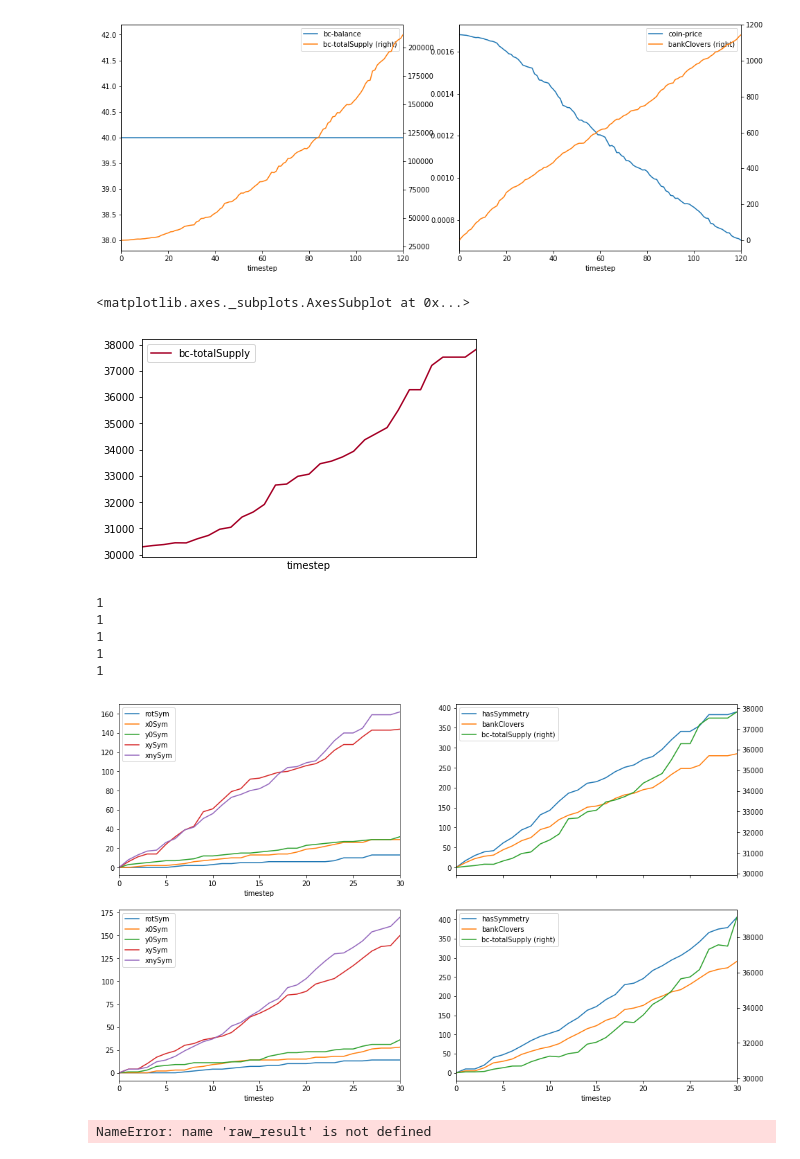
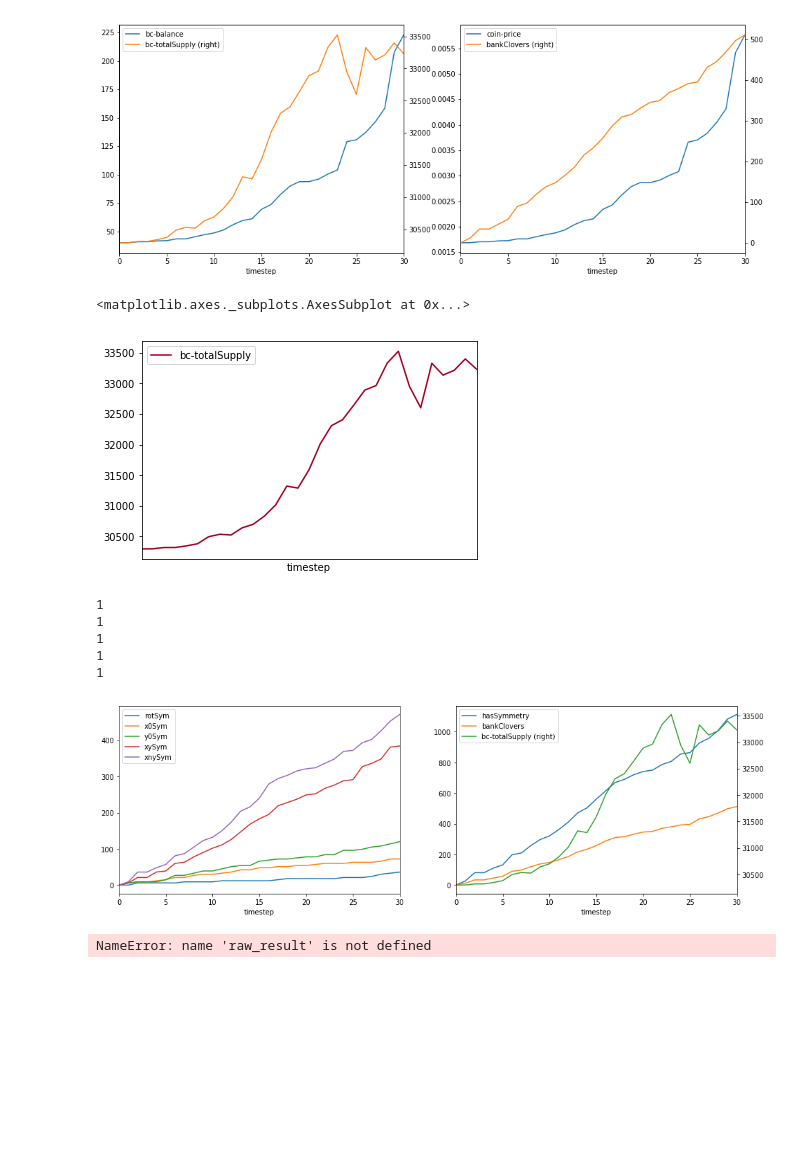
Before and after one commit to clovers-network/clovers-cadCAD, a Jupyter notebook: src/Clovers.network.ipynb, the cells around one changed output. Drawn from its saved outputs; the diff is of its cells as text; code cells hidden in the pictures; blank space fills up the shorter version.

```diff
--- a/src/Clovers.network.ipynb
+++ b/src/Clovers.network.ipynb
@@ -45,7 +43,7 @@ params = {
 }
 
 simulation_parameters = {
-    'T': range(120),
+    'T': range(30),
     'N': num_runs,
     'M': params
 }
@@ -168,14 +165,14 @@ fig = plt.figure(figsize=(16,6*num_runs))
 axs = fig.subplots(num_runs, 2)
 
 if num_runs == 1:
-    df[df.run == (run+1)].plot('timestep', ['bc-balance', 'bc-totalSupply'], secondary_y=['bc-totalSupply'], ax=axs[0])
-    df[df.run == (run+1)].plot('timestep', ['coin-price', 'bankClovers'], secondary_y=['bankClovers'], ax=axs[1])
+    df.plot('timestep', ['bc-balance', 'bc-totalSupply'], secondary_y=['bc-totalSupply'], ax=axs[0])
+    df.plot('timestep', ['coin-price', 'bankClovers'], secondary_y=['bankClovers'], ax=axs[1])
 else:
     for run in range(0,num_runs):
         df[df.run == (run+1)].plot('timestep', ['bc-balance', 'bc-totalSupply'], secondary_y=['bc-totalSupply'], ax=axs[run,0])
         df[df.run == (run+1)].plot('timestep', ['coin-price', 'bankClovers'], secondary_y=['bankClovers'], ax=axs[run,1])
 # %% [output]
-[figure, old version]
+[figure, new version]
 # %%
 df_run = df[df.run == 1]
 df_run.plot('timestep', ['bc-totalSupply'], grid=False,
@@ -184,7 +181,7 @@ df_run.plot('timestep', ['bc-totalSupply'], grid=False,
        )
 # %% [output]
 <matplotlib.axes._subplots.AxesSubplot at 0x...>
-[figure, old version]
+[figure, new version]
 # %%
 for i in range(5):
     print(1)
@@ -197,25 +194,37 @@ for i in range(5):
 # %%
 row_height = 5
 # set a figure with initial dimensions
 fig = plt.figure(figsize=(16,(row_height*num_runs)))
 
 # create 2 axes (2 graphs) laid out in a 1x2 grid, and set them each to a variable
 axs = fig.subplots(num_runs, 2)
 
-for row_idx in range(0,num_runs):
-    df_run = df[df.run == (row_idx + 1)]
+if num_runs == 1:
     # draw out all the symmetries in a single graph, on ax1 (the left graph)
-    df_run.plot('timestep', ['rotSym', 'x0Sym', 'y0Sym', 'xySym', 'xnySym'], grid=False,
-            ax=axs[row_idx,0]
+    df.plot('timestep', ['rotSym', 'x0Sym', 'y0Sym', 'xySym', 'xnySym'], grid=False,
+            ax=axs[0]
            )
 
     # draw out the bank clovers and total symms on ax2 (the right graph)
-    df_run.plot('timestep', ['hasSymmetry','bankClovers'], ax=axs[row_idx,1])
+    df.plot('timestep', ['hasSymmetry','bankClovers'], ax=axs[1])
 
     # additionally draw out the totalSupply as a secondary axis on ax2 (the right graph)
-    df_run.plot('timestep','bc-totalSupply',secondary_y=True, ax=axs[row_idx,1])
+    df.plot('timestep','bc-totalSupply',secondary_y=True, ax=axs[1])
+else:
+    for row_idx in range(0,num_runs):
+        df_run = df[df.run == (row_idx + 1)]
+        # draw out all the symmetries in a single graph, on ax1 (the left graph)
+        df_run.plot('timestep', ['rotSym', 'x0Sym', 'y0Sym', 'xySym', 'xnySym'], grid=False,
+                ax=axs[row_idx,0]
+               )
+
+        # draw out the bank clovers and total symms on ax2 (the right graph)
+        df_run.plot('timestep', ['hasSymmetry','bankClovers'], ax=axs[row_idx,1])
+
+        # additionally draw out the totalSupply as a secondary axis on ax2 (the right graph)
+        df_run.plot('timestep','bc-totalSupply',secondary_y=True, ax=axs[row_idx,1])
 # %% [output]
-[figure, old version]
+[figure, new version]
 # %%
 g = raw_result[60]['network']
 
```
Also changed, not shown: parts of 8 cells of this notebook, 5 other files.
